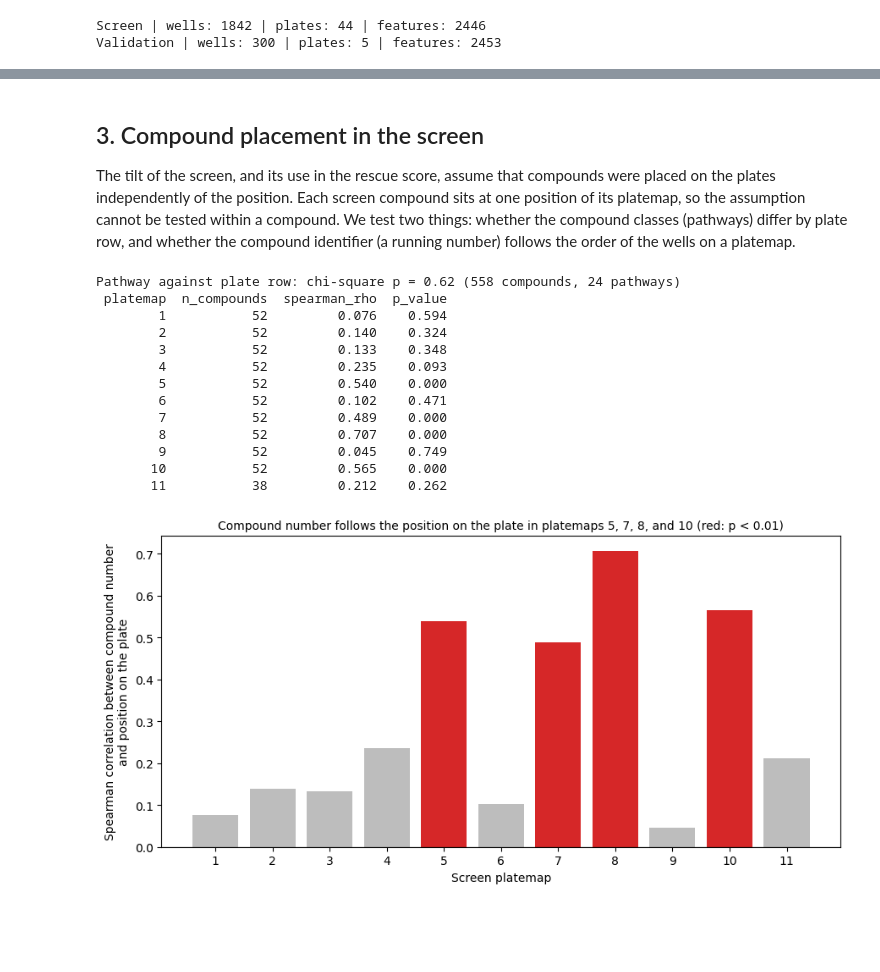
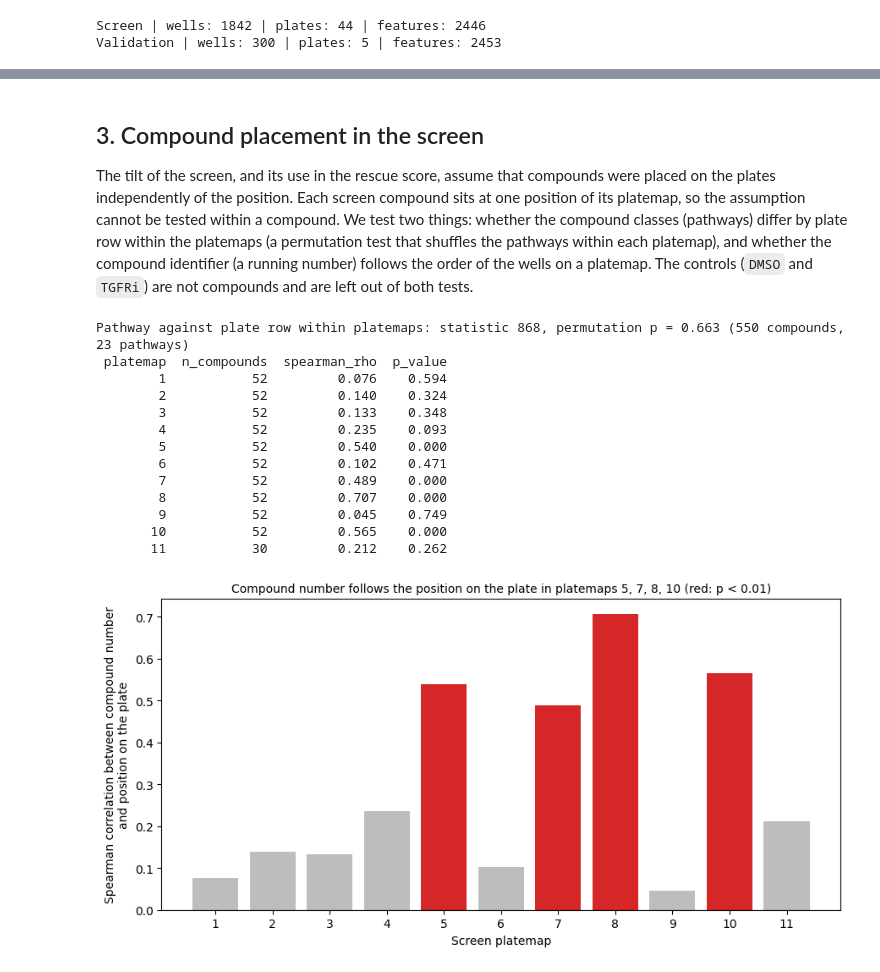
Before and after one commit to WayScience/cardiac_fibrosis_rescue_screen_profiling, a Jupyter notebook: 5.validation_plate_profiling/2.preprocessing_features/4a.position_correction/6.compare_position_effects_in_validation_to_screen.ipynb, the cells around one changed output, grey strips where cells are left out. Drawn from its saved outputs; the diff is of its cells as text; code cells hidden in the pictures; blank space fills up the shorter version.

```diff
--- a/5.validation_plate_profiling/2.preprocessing_features/4a.position_correction/6.compare_position_effects_in_validation_to_screen.ipynb
+++ b/5.validation_plate_profiling/2.preprocessing_features/4a.position_correction/6.compare_position_effects_in_validation_to_screen.ipynb
@@ -100,7 +102,7 @@ partitions = {
 for name, table in partitions.items():
     print(f"\n{name}: share of the variance of the first {n_components} components, by stage")
     print(
-        table.groupby("stage")[["variance_pct_of_total", "position_pct_of_total", "status_pct_of_total"]]
+        table.groupby("stage")[["variance_pct_of_total", "position_pct_of_total", "row_pct_of_total", "status_pct_of_total"]]
         .sum()
         .round(1)
         .to_string()
@@ -125,15 +127,16 @@ for i, (name, table) in enumerate(partitions.items()):
         subset = table[table["stage"] == stage]
         x = np.arange(len(subset))
         ax.bar(x, subset["variance_pct_of_total"], width=0.8, color=colors["total"], label="Variance of the component")
-        ax.bar(x - 0.19, subset["position_pct_of_total"], width=0.36, color=colors["position"], label="Explained by plate position (row + column)")
-        ax.bar(x + 0.19, subset["status_pct_of_total"], width=0.36, color=colors["status"], label="Explained by heart status (healthy vs failing)")
+        ax.bar(x - 0.27, subset["position_pct_of_total"], width=0.26, color=colors["position"], label="Associated with plate position (row + column)")
+        ax.bar(x, subset["row_pct_of_total"], width=0.26, color="#ff7f0e", label="Associated with plate row alone")
+        ax.bar(x + 0.27, subset["status_pct_of_total"], width=0.26, color=colors["status"], label="Associated with heart status (overlaps with position)")
         ax.set_xticks(x)
         ax.set_xticklabels(subset["component"], fontsize=9)
         ax.set_title(f"{name}, {'before' if stage == 'before' else 'after'} the correction", fontsize=11)
         if j == 0:
             ax.set_ylabel("% of the total variance")
 axes[0, 0].legend(fontsize=8, loc="upper right")
-fig.suptitle("Variance of the principal components of the wells, and how much of it position and heart status explain", fontsize=12)
+fig.suptitle("Variance of the principal components of the wells, and the parts associated with position and with heart status (the parts overlap)", fontsize=12)
 fig.tight_layout()
 fig.savefig(figure_dir / "scree_position_and_heart_status.png", dpi=150, bbox_inches="tight")
 plt.show()
@@ -151,5 +154,11 @@ survival = {
     name: pce.healthy_failing_difference(data["medians"], data["fit"], data["healthy"])
     for name, data in datasets.items()
 }
+# a plate that has no healthy or no failing DMSO well with enough cells has no difference
+for name, table in survival.items():
+    excluded = table[table["raw"].isna()]
+    print(f"{name}: {len(table) - len(excluded)} of {len(table)} plates have both DMSO groups")
+    for row in excluded.itertuples():
+        print(f"  excluded {row.plate}: {row.n_healthy_dmso_wells} healthy and {row.n_failing_dmso_wells} failing DMSO wells")
 print(pd.DataFrame({name: table[["raw", "corrected", "share_that_survives"]].median() for name, table in survival.items()}).round(2).to_string())
 # %% [output]
@@ -196,7 +209,8 @@ plt.show()
 
 The tilt of the screen, and its use in the rescue score, assume that compounds were placed on the plates independently of the position.
 Each screen compound sits at one position of its platemap, so the assumption cannot be tested within a compound.
-We test two things: whether the compound classes (pathways) differ by plate row, and whether the compound identifier (a running number) follows the order of the wells on a platemap.
+We test two things: whether the compound classes (pathways) differ by plate row within the platemaps (a permutation test that shuffles the pathways within each platemap), and whether the compound identifier (a running number) follows the order of the wells on a platemap.
+The controls (`DMSO` and `TGFRi`) are not compounds and are left out of both tests.
 # %%
 frames = []
 for path in sorted(platemap_dir.glob("*_with_pathways.csv")):
@@ -204,15 +218,21 @@ for path in sorted(platemap_dir.glob("*_with_pathways.csv")):
     frame["platemap"] = int(path.name.split("Plate_")[1].split("_")[0])
     frames.append(frame)
 platemaps = pd.concat(frames, ignore_index=True)
-screen_compounds = platemaps[(platemaps["treatment"] != "DMSO") & platemaps["treatment"].notna()].copy()
+screen_compounds = platemaps[~platemaps["treatment"].isin(pcu.CONTROL_TREATMENTS) & platemaps["treatment"].notna()].copy()
 screen_compounds["row_index"] = screen_compounds["well_position"].str[0].map({row: i for i, row in enumerate("BCDEFG")})
 screen_compounds["column"] = screen_compounds["well_position"].str[1:].astype(int)
 screen_compounds["reading_order"] = screen_compounds["row_index"] * 10 + screen_compounds["column"]
 screen_compounds["compound_number"] = screen_compounds["treatment"].str.extract(r"(\d+)")[0].astype(float)
 
-pathway_table = pd.crosstab(screen_compounds["Pathway"].fillna("none"), screen_compounds["well_position"].str[0])
-chi2, p_pathway, dof, _ = chi2_contingency(pathway_table)
-print(f"Pathway against plate row: chi-square p = {p_pathway:.2f} ({len(screen_compounds)} compounds, {pathway_table.shape[0]} pathways)")
+# the pathway against the plate row within each platemap (the platemaps are not pooled), with the
+# pathway labels permuted within each platemap
+statistic, p_pathway = pce.within_map_association_test(
+    screen_compounds["platemap"], screen_compounds["Pathway"].fillna("none"), screen_compounds["well_position"].str[0]
+)
+print(
+    f"Pathway against plate row within platemaps: statistic {statistic:.0f}, permutation p = {p_pathway:.3f} "
+    f"({len(screen_compounds)} compounds, {screen_compounds['Pathway'].nunique()} pathways)"
+)
 
 placement = []
 for platemap, group in screen_compounds.groupby("platemap"):
@@ -221,7 +241,7 @@ for platemap, group in screen_compounds.groupby("platemap"):
 placement = pd.DataFrame(placement)
 print(placement.round(3).to_string(index=False))
 # %% [output]
-Pathway against plate row: chi-square p = 0.62 (558 compounds, 24 pathways)
+Pathway against plate row within platemaps: statistic 868, permutation p = 0.663 (550 compounds, 23 pathways)
  platemap  n_compounds  spearman_rho  p_value
         1           52         0.076    0.594
         2           52         0.140    0.324
@@ -233,18 +253,24 @@ Pathway against plate row: chi-square p = 0.62 (558 compounds, 24 pathways)
         8           52         0.707    0.000
         9           52         0.045    0.749
        10           52         0.565    0.000
-       11           38         0.212    0.262
+       11           30         0.212    0.262
 # %%
 fig, ax = plt.subplots(figsize=(9, 4.6))
 order = placement.sort_values("platemap")
 bar_colors = [colors["position"] if p < 0.01 else "#bdbdbd" for p in order["p_value"]]
 ax.bar(order["platemap"].astype(str), order["spearman_rho"], color=bar_colors)
 ax.axhline(0, color="black", lw=0.8)
 ax.set_xlabel("Screen platemap")
 ax.set_ylabel("Spearman correlation between compound number\nand position on the plate")
-ax.set_title("Compound number follows the position on the plate in platemaps 5, 7, 8, and 10 (red: p < 0.01)", fontsize=10)
+significant = order.loc[order["p_value"] < 0.01, "platemap"].astype(str).tolist()
+ax.set_title(
+    f"Compound number follows the position on the plate in platemaps {', '.join(significant)} (red: p < 0.01)"
+    if significant
+    else "Compound number does not follow the position on any platemap (red: p < 0.01)",
+    fontsize=10,
+)
 fig.tight_layout()
 fig.savefig(figure_dir / "screen_compound_placement.png", dpi=150, bbox_inches="tight")
 plt.show()
 # %% [output]
-[figure, old version]
+[figure, new version]
```
Also changed, not shown: parts of 8 cells of this notebook, 16 other files.
